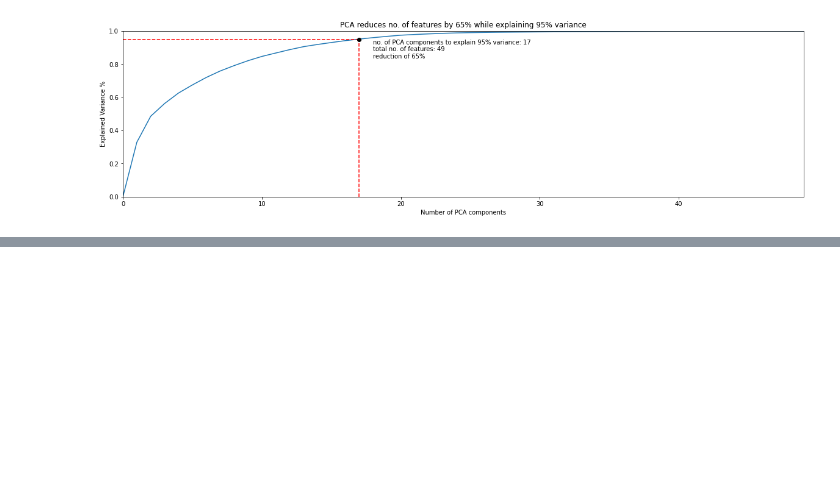
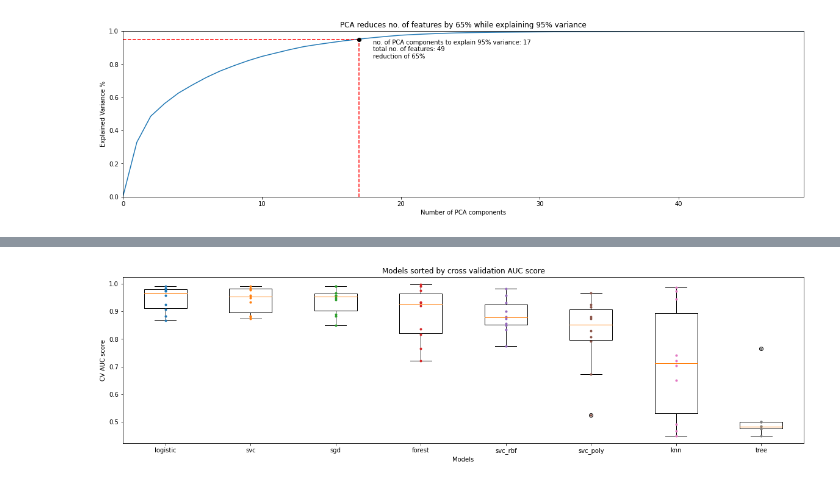
Before and after one commit to WillKWL/Project-NBASeason, a Jupyter notebook: 2_EDA.ipynb, the cells around one changed output, grey strips where cells are left out. Saved outputs shown, nothing was run; the diff lists cells and outputs as text; code cells hidden in the pictures; blank space fills up the shorter version.

```diff
--- a/2_EDA.ipynb
+++ b/2_EDA.ipynb
@@ -619,0 +697,4 @@ plt.tight_layout()
+# %%
+# retrieve values
+X_train = pd.read_csv('https://github.com/WillKWL/PublicData/raw/main/processed/nba_season_prepared.csv').values
+y_train = pd.read_csv('https://github.com/WillKWL/PublicData/raw/main/processed/nba_season_label.csv').values.reshape(-1,)
@@ -619,0 +769,15 @@ plt.tight_layout()
+# %%
+# sort the models and plot the spread of CV AUC scores
+mean_auc = [np.mean(auc) for auc in auc_scores]
+sorted_auc = [i for _, i in sorted(zip(mean_auc, auc_scores), reverse = True)]
+sorted_clf = [i for _, i in sorted(zip(mean_auc, list_clf), reverse = True)]
+plt.boxplot(sorted_auc, labels=sorted_clf)
+# add dots for CV AUC scores
+for i, auc in zip(range(1,len(sorted_clf)+1), sorted_auc):
+  plt.plot([i]*len(auc), auc, ".")
+plt.title("Models sorted by cross validation AUC score")
+plt.xlabel("Models")
+plt.ylabel("CV AUC score")
+plt.show()
+# %% [output]
+[figure, added]
```
Also changed, not shown: parts of 52 cells of this notebook.
